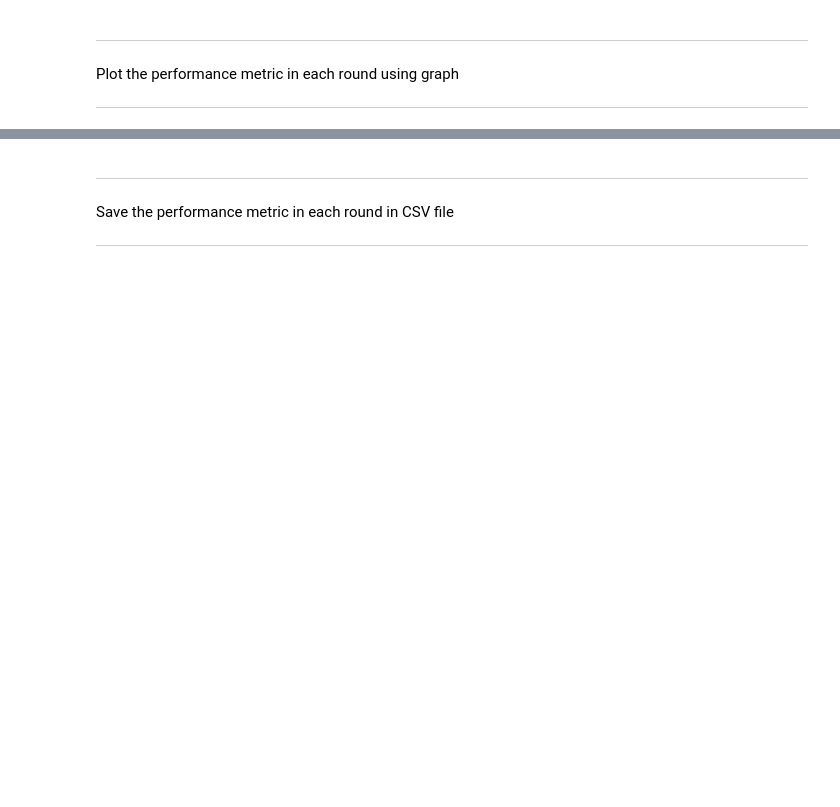
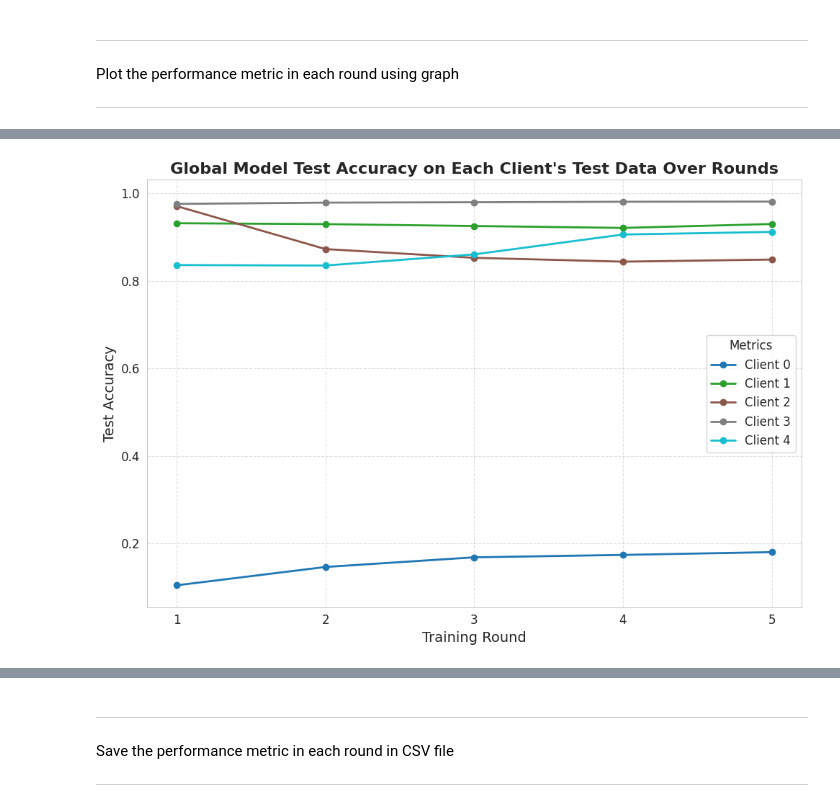
Before and after one commit to aulwardana/CIDS-Sim, a Jupyter notebook: src/Heterogeneous/CIDS-Sim_Heterogeneous.ipynb, the cells around one changed output, grey strips where cells are left out. Cells and saved outputs as stored; diff of their text form; code cells hidden in the pictures; blank space fills up the shorter version.

```diff
--- a/src/Heterogeneous/CIDS-Sim_Heterogeneous.ipynb
+++ b/src/Heterogeneous/CIDS-Sim_Heterogeneous.ipynb
@@ -507,16 +615,44 @@ plt.legend()
 # %%
 # Visualization of test accuracy over rounds
-num_rounds = 5
-plt.figure(figsize=(20, 10))
+num_rounds1 = 5
+plt.figure(figsize=(10, 7))
+
+# Initialize an empty list to collect all accuracy values
+all_values1a = []
+
+# Loop through test_accuracies_per_client to aggregate values
 for client_id, accuracies in test_accuracies_per_client.items():
-    plt.plot(range(1, num_rounds + 1), accuracies, label=f'Client {client_id}')
+    all_values1a.extend(accuracies)  # Add all accuracies from this client to the list
 
-plt.xlabel('Training Round')
-plt.ylabel('Test Accuracy')
-plt.title('Global Model Test Accuracy on Each Client\'s Test Data Over Rounds')
-plt.gca().xaxis.set_major_locator(mticker.MaxNLocator(integer=True))
-plt.legend()
-plt.grid()
+# Calculate dynamic y-axis range
+y_min1a = min(all_values1a) - 0.05  # Add margin below
+y_max1a = max(all_values1a) + 0.05  # Add margin above
+
+# Generate a colormap with unique colors for each client
+colors1a = cm.get_cmap('tab10', len(test_accuracies_per_client))  # Use tab10 colormap with enough colors
+
+for client_id, accuracies in test_accuracies_per_client.items():
+    plt.plot(range(1, num_rounds1 + 1), accuracies, marker='o', label=f'Client {client_id}', linewidth=2, color=colors1a(client_id))
+
+plt.xlabel('Training Round', fontsize=14)
+plt.ylabel('Test Accuracy', fontsize=14)
+plt.title('Global Model Test Accuracy on Each Client\'s Test Data Over Rounds', fontsize=16, weight='bold')
+
+# Add a legend
+plt.legend(title='Metrics', fontsize=12, title_fontsize=12)
+
+# Improve layout
+plt.xticks(rounds1, fontsize=12)
+plt.yticks(fontsize=12)
+plt.ylim(y_min1a, y_max1a)  # Set y-axis limits for better clarity
+
+# Add gridlines
+plt.grid(visible=True, linestyle='--', alpha=0.6)
+
+# Display the plot
+plt.tight_layout()
 plt.show()
+# %% [output]
+[figure, added]
 # %%
 # Visualization of test precision over rounds
```
Also changed, not shown: parts of 21 cells of this notebook, 9 other files.
